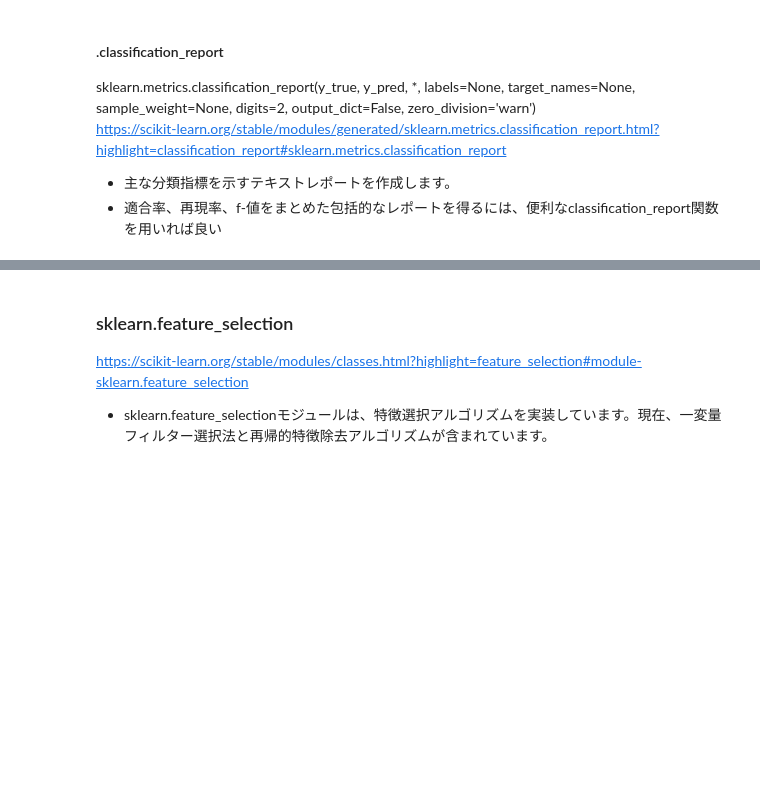
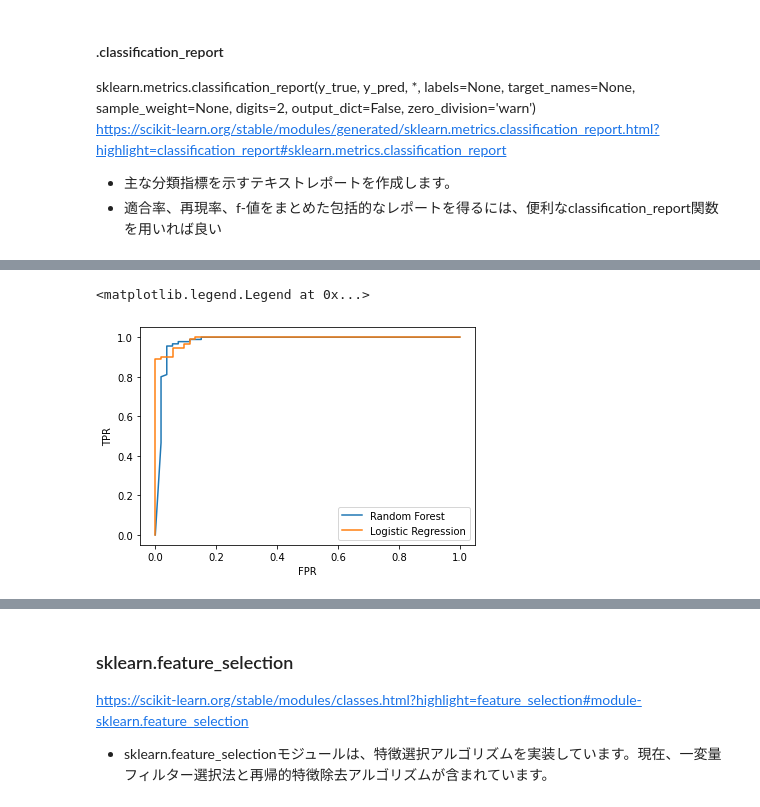
Before and after one commit to ponzu3847/cheat_sheets, a Jupyter notebook: sklearn.ipynb, the cells around one changed output, grey strips where cells are left out. Saved outputs shown, nothing was run; the diff lists cells and outputs as text; code cells hidden in the pictures; blank space fills up the shorter version.

```diff
--- a/sklearn.ipynb
+++ b/sklearn.ipynb
@@ -2249,0 +2529,26 @@ https://scikit-learn.org/stable/modules/generated/sklearn.metrics.average_precis
+# %%
+from sklearn.datasets import load_breast_cancer
+from sklearn.model_selection import train_test_split
+from sklearn.metrics import roc_curve
+from sklearn.ensemble import RandomForestClassifier
+from sklearn.linear_model import LogisticRegression
+from icecream import ic
+import matplotlib.pyplot as plt
+
+cancer=load_breast_cancer()
+X_train,X_test,y_train,y_test=train_test_split(cancer.data,cancer.target,stratify=cancer.target,random_state=0)
+
+rf=RandomForestClassifier().fit(X_train,y_train)
+logreg=LogisticRegression(max_iter=10000).fit(X_train,y_train)
+
+fpr_rf,tpr_rf,thresholds_rf=roc_curve(y_test,rf.predict_proba(X_test)[:,1])
+fpr_logreg,tpr_logreg,thresholds_logreg=roc_curve(y_test,logreg.predict_proba(X_test)[:,1])
+
+plt.plot(fpr_rf,tpr_rf,label='Random Forest')
+plt.plot(fpr_logreg,tpr_logreg,label='Logistic Regression')
+plt.xlabel('FPR')
+plt.ylabel('TPR')
+plt.legend()
+# %% [output]
+<matplotlib.legend.Legend at 0x...>
+[figure, added]
```
Also changed, not shown: parts of 17 cells of this notebook.
